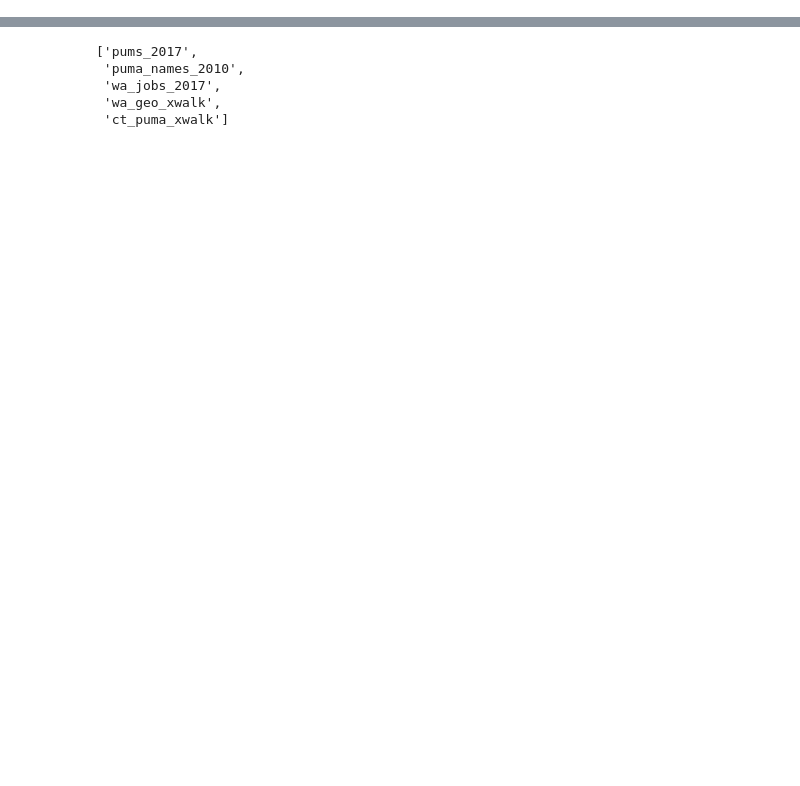
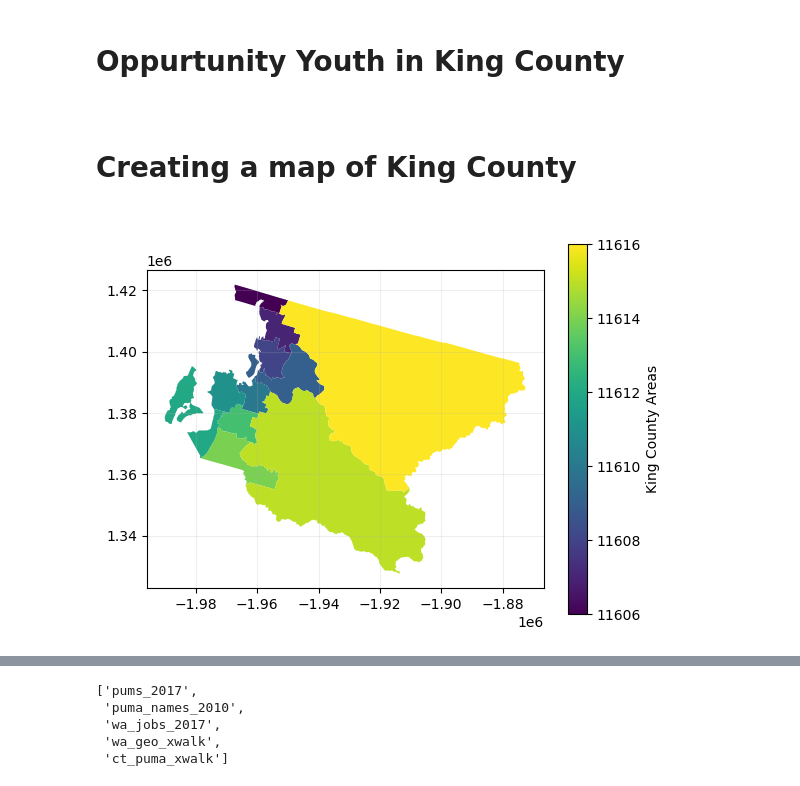
Before and after one commit to ghPRao/Opportunity-Youth, a Jupyter notebook: Index.ipynb, the cells around one changed output, grey strips where cells are left out. Cells and saved outputs as stored; diff of their text form; code cells hidden in the pictures; blank space fills up the shorter version.

```diff
--- a/Index.ipynb
+++ b/Index.ipynb
@@ -1,3 +1,5 @@
+# %% [markdown]
+<h1> Oppurtunity Youth in King County <h1>
 # %%
 #import libraries and data
 import psycopg2
@@ -5,3 +7,5 @@ import pandas as pd
 import numpy as np
 import geopandas as gpd
 import matplotlib.pyplot as plt
+# %% [markdown]
+<h1>Creating a map of King County<h1>
@@ -7,0 +21,9 @@ import matplotlib.pyplot as plt
+# %%
+#Create a cloropeth of pumas in King County
+plt.style.use('default')
+fig, ax=plt.subplots()
+plt.grid(alpha = 0.2)
+greater_king_co_map.plot(column='PUMA',ax=ax, legend = True, legend_kwds={'label': "King County Areas"})
+plt.show()
+# %% [output]
+[figure, added]
```
Also changed, not shown: parts of 28 cells of this notebook.
